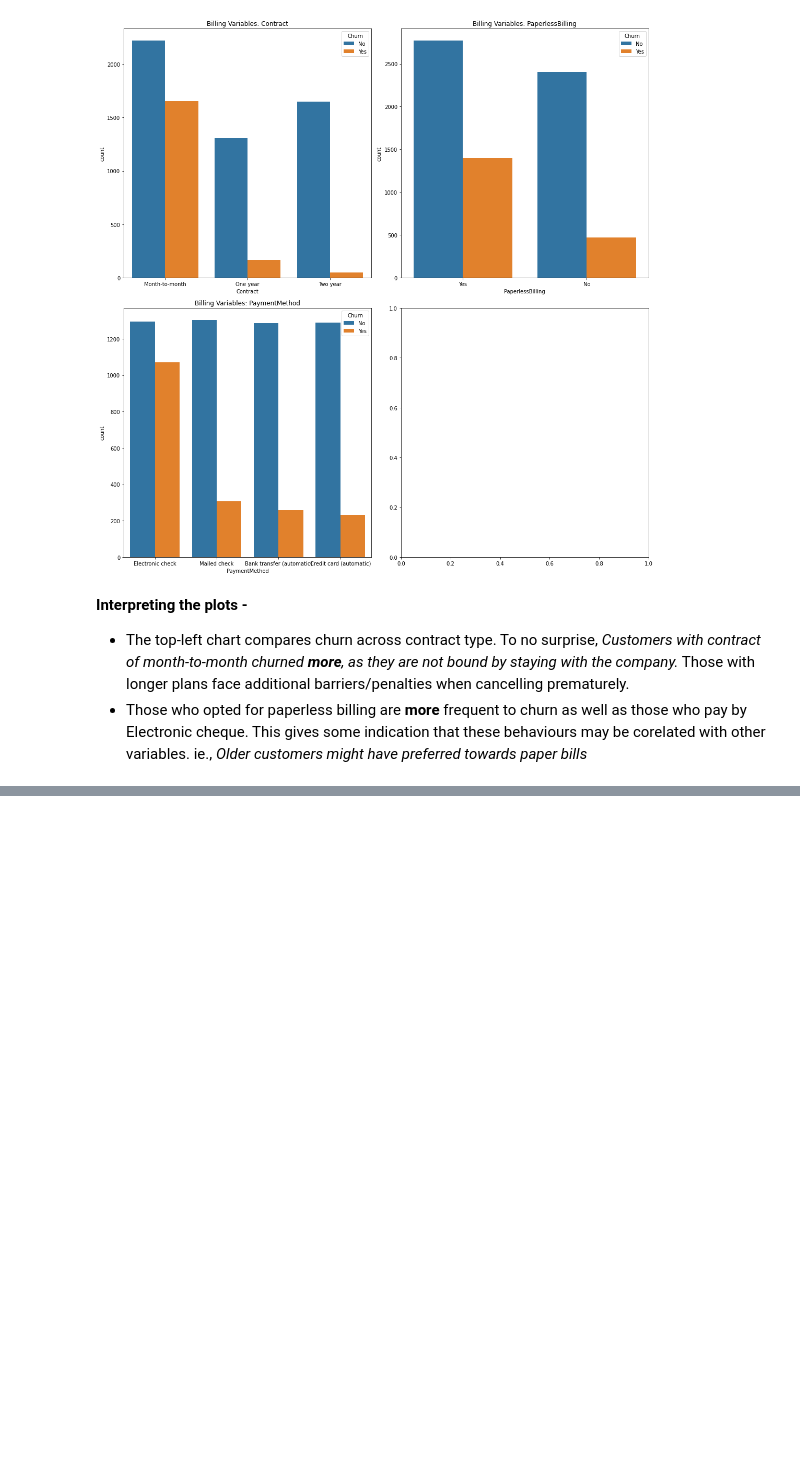
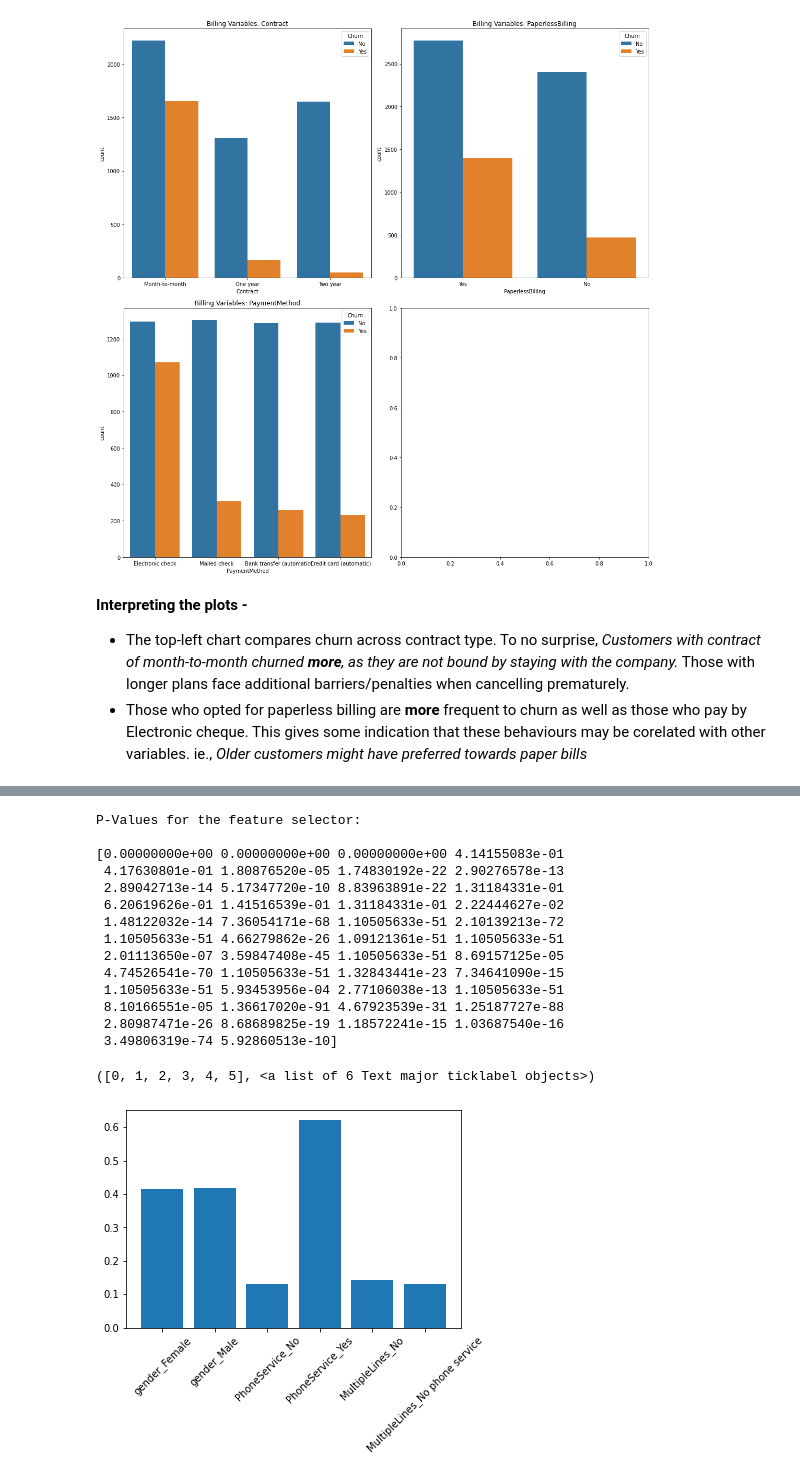
Before and after one commit to kshitijzutshi/Teleco-Customer-Churn-Prediction, a Jupyter notebook: Predicting_Customer_Churn_Assignment1.ipynb, the cells around one changed output, grey strips where cells are left out. Saved outputs shown, nothing was run; the diff lists cells and outputs as text; code cells hidden in the pictures; blank space fills up the shorter version.

```diff
--- a/Predicting_Customer_Churn_Assignment1.ipynb
+++ b/Predicting_Customer_Churn_Assignment1.ipynb
@@ -12,3 +33,5 @@ import matplotlib.pyplot as plt
 ### 2. Reading the Dataset : Using Pandas to read CSV file
 # %%
 data = pd.read_csv('/content/WA_Fn-UseC_-Telco-Customer-Churn.csv')
+df = pd.DataFrame(data)
+df
@@ -324,0 +500,27 @@ Those with longer plans face additional barriers/penalties when cancelling prema
+# %%
+# Reference - https://gist.github.com/edwardcqian/ace626f82e25f6cd86dd3420edaf59e7#file-pvalues-py
+
+print('P-Values for the feature selector: \n')
+print(p_values)
+p_above_thresh = [(i, p) for i, p in enumerate(p_values) if p > 0.05]
+
+plt.bar(height=[i[1] for i in p_above_thresh],
+x=X_train.columns[[i[0] for i in p_above_thresh]])
+plt.xticks(rotation=45)
+# %% [output]
+P-Values for the feature selector:
+
+[0.00000000e+00 0.00000000e+00 0.00000000e+00 4.14155083e-01
+ 4.17630801e-01 1.80876520e-05 1.74830192e-22 2.90276578e-13
+ 2.89042713e-14 5.17347720e-10 8.83963891e-22 1.31184331e-01
+ 6.20619626e-01 1.41516539e-01 1.31184331e-01 2.22444627e-02
+ 1.48122032e-14 7.36054171e-68 1.10505633e-51 2.10139213e-72
+ 1.10505633e-51 4.66279862e-26 1.09121361e-51 1.10505633e-51
+ 2.01113650e-07 3.59847408e-45 1.10505633e-51 8.69157125e-05
+ 4.74526541e-70 1.10505633e-51 1.32843441e-23 7.34641090e-15
+ 1.10505633e-51 5.93453956e-04 2.77106038e-13 1.10505633e-51
+ 8.10166551e-05 1.36617020e-91 4.67923539e-31 1.25187727e-88
+ 2.80987471e-26 8.68689825e-19 1.18572241e-15 1.03687540e-16
+ 3.49806319e-74 5.92860513e-10]
+([0, 1, 2, 3, 4, 5], <a list of 6 Text major ticklabel objects>)
+[figure, added]
```
Also changed, not shown: parts of 22 cells of this notebook.
